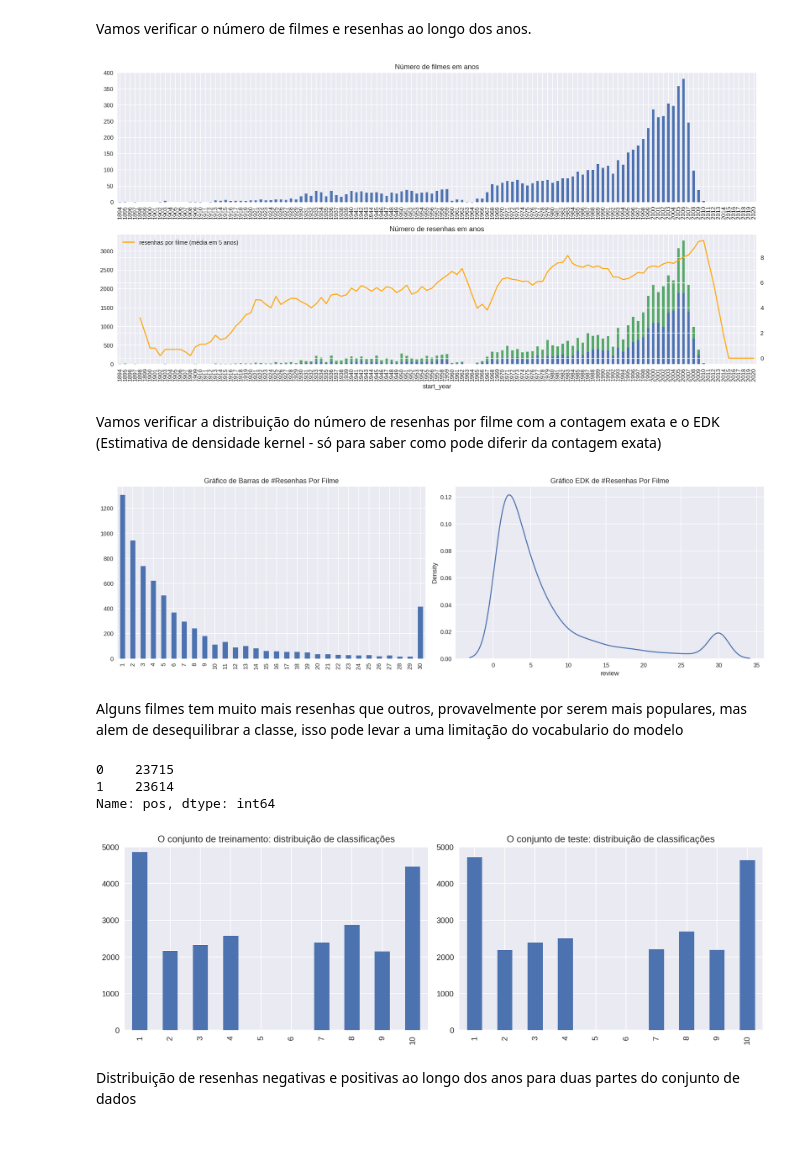
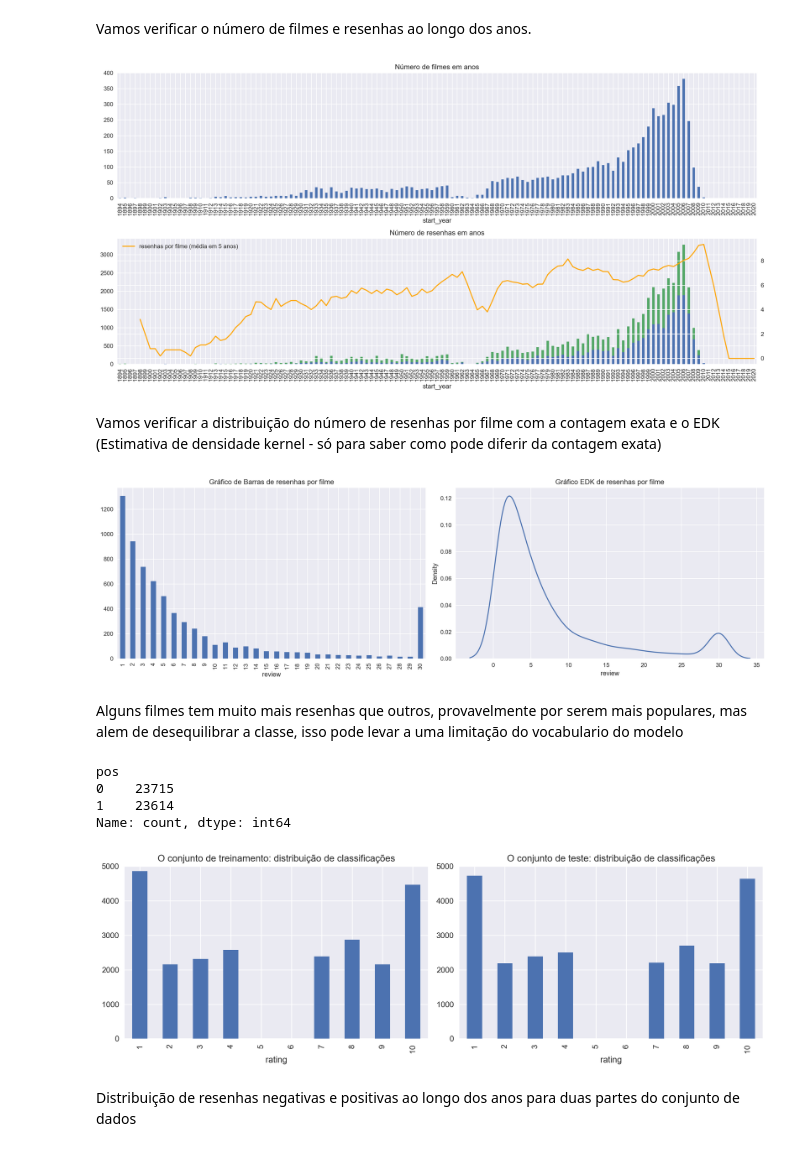
Before and after one commit to MHCTDS/Film_review_avaliation_Matheus, a Jupyter notebook: notebooks/Notebook.ipynb, the cells around one changed output. Cells and saved outputs as stored; diff of their text form; code cells hidden in the pictures.

```diff
--- a/notebooks/Notebook.ipynb
+++ b/notebooks/Notebook.ipynb
@@ -68,5 +30,5 @@ nlp = spacy.load('en_core_web_sm', disable=['parser', 'ner'])
 %config InlineBackend.figure_format = 'png'
 # a próxima linha fornece gráficos de melhor qualidade em telas HiDPI
 %config InlineBackend.figure_format = 'retina'
-
-plt.style.use('seaborn')
+print(plt.style.available)
+plt.style.use('seaborn-v0_8')
@@ -76,7 +40,7 @@ tqdm.pandas()
 # %% [markdown]
 ## Carregar Dados
 # %%
-df_reviews = pd.read_csv('/datasets/imdb_reviews.tsv', sep='\t', dtype={'votes': 'Int64'})
+df_reviews = pd.read_csv('/Users/mhctds/Film_review_avaliation_Matheus/data/raw/imdb_reviews.tsv', sep='\t', dtype={'votes': 'Int64'})
 print(df_reviews.head(5))
 df_reviews.describe()
 # %% [output]
@@ -191,35 +151,36 @@ ax.set_title('Número de resenhas em anos')
 
 fig.tight_layout()
 # %% [output]
-[figure, old version]
+[figure, new version]
 # %% [markdown]
 Vamos verificar a distribuição do número de resenhas por filme com a contagem exata e o EDK (Estimativa de densidade kernel - só para saber como pode diferir da contagem exata)
 # %%
 fig, axs = plt.subplots(1, 2, figsize=(16, 5))
 
 ax = axs[0]
 dft = df_reviews.groupby('tconst')['review'].count() \
     .value_counts() \
     .sort_index()
 dft.plot.bar(ax=ax)
-ax.set_title('Gráfico de Barras de #Resenhas Por Filme')
+ax.set_title('Gráfico de Barras de resenhas por filme')
 
 ax = axs[1]
 dft = df_reviews.groupby('tconst')['review'].count()
 sns.kdeplot(dft, ax=ax)
-ax.set_title('Gráfico EDK de #Resenhas Por Filme')
+ax.set_title('Gráfico EDK de resenhas por filme')
 
 fig.tight_layout()
 # %% [output]
-[figure, old version]
+[figure, new version]
 # %% [markdown]
 Alguns filmes tem muito mais resenhas que outros, provavelmente por serem mais populares, mas alem de desequilibrar a classe, isso pode levar a uma limitação do vocabulario do modelo
 # %%
 df_reviews['pos'].value_counts()
 # %% [output]
+pos
 0    23715
 1    23614
-Name: pos, dtype: int64
+Name: count, dtype: int64
 # %%
 fig, axs = plt.subplots(1, 2, figsize=(12, 4))
 
@@ -239,7 +200,7 @@ ax.set_title('O conjunto de teste: distribuição de classificações')
 
 fig.tight_layout()
 # %% [output]
-[figure, old version]
+[figure, new version]
 # %% [markdown]
 Distribuição de resenhas negativas e positivas ao longo dos anos para duas partes do conjunto de dados
 # %%
```
Also changed, not shown: parts of 26 cells of this notebook, 6 other files.
